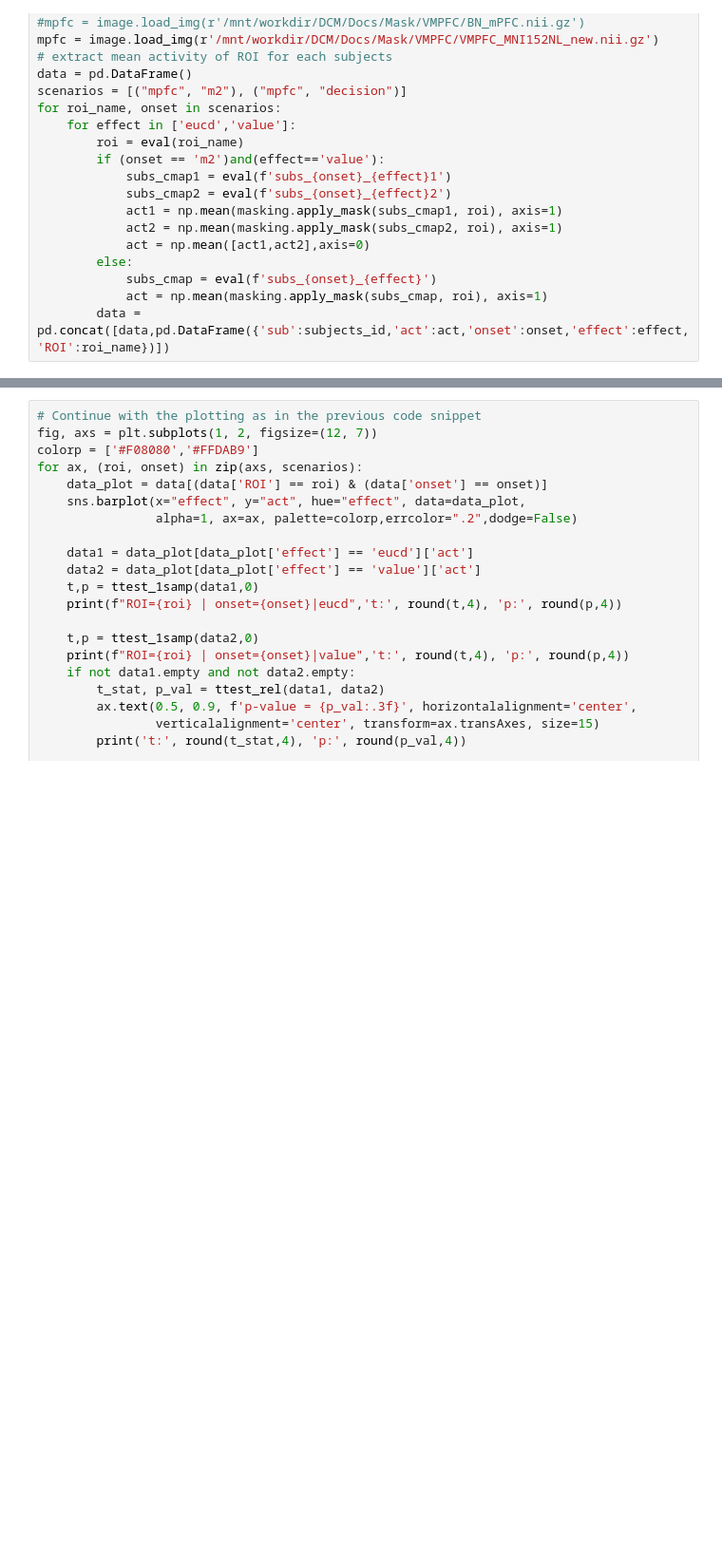
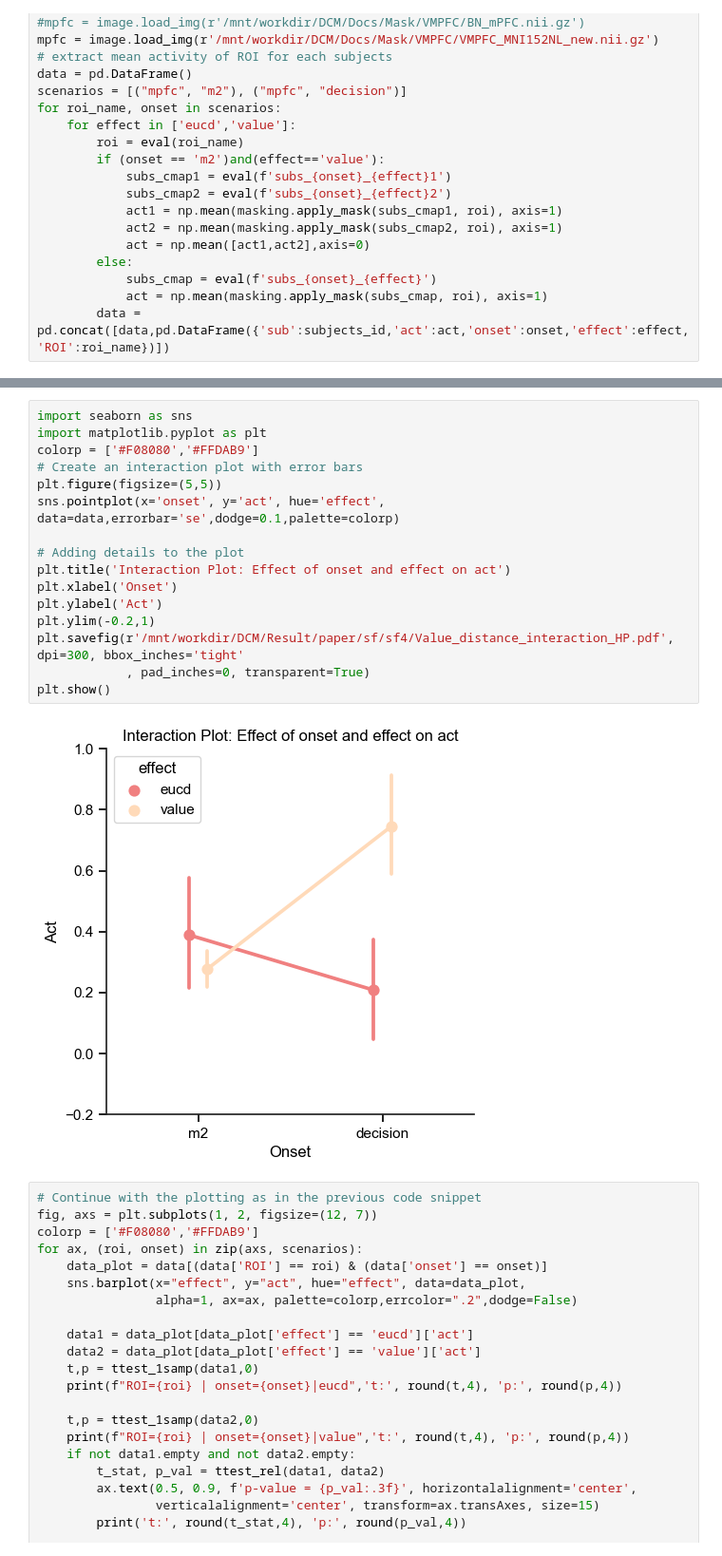
Before and after one commit to YukunQu/DCM, a Jupyter notebook: analysis/mri/figure/sf.ipynb, the cells around one changed output, grey strips where cells are left out. Shown at 95% size. Drawn from its saved outputs; the diff is of its cells as text; blank space fills up the shorter version.

```diff
--- a/analysis/mri/figure/sf.ipynb
+++ b/analysis/mri/figure/sf.ipynb
@@ -1106,3 +1092,21 @@ for roi_name, onset in scenarios:
+# %%
+import seaborn as sns
+import matplotlib.pyplot as plt
+colorp = ['#F08080','#FFDAB9']
+# Create an interaction plot with error bars
+plt.figure(figsize=(5,5))
+sns.pointplot(x='onset', y='act', hue='effect', data=data,errorbar='se',dodge=0.1,palette=colorp)
+
+# Adding details to the plot
+plt.title('Interaction Plot: Effect of onset and effect on act')
+plt.xlabel('Onset')
+plt.ylabel('Act')
+plt.ylim(-0.2,1)
+plt.savefig(r'/mnt/workdir/DCM/Result/paper/sf/sf4/Value_distance_interaction_HP.pdf', dpi=300, bbox_inches='tight'
+            , pad_inches=0, transparent=True)
+plt.show()
+# %% [output]
+[figure, added]
 # %%
 # Continue with the plotting as in the previous code snippet
 fig, axs = plt.subplots(1, 2, figsize=(12, 7))
```
Also changed, not shown: parts of 18 cells of this notebook, 34 other files.
